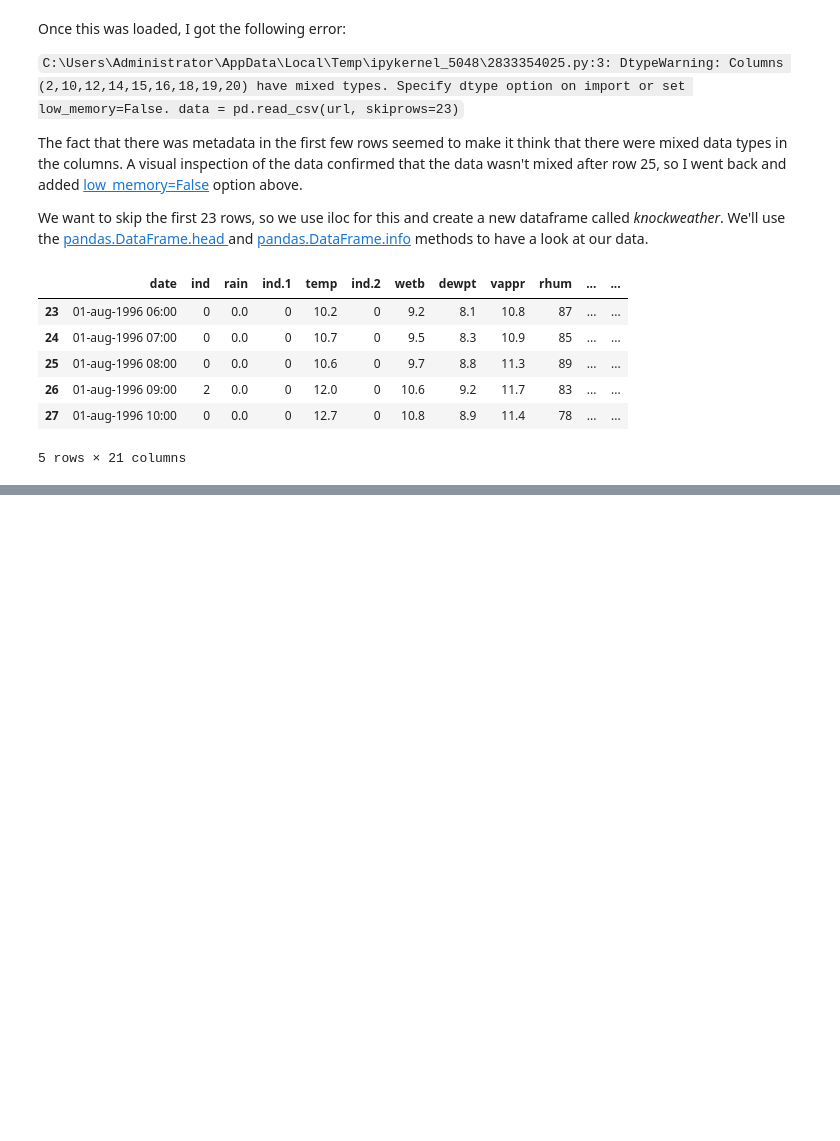
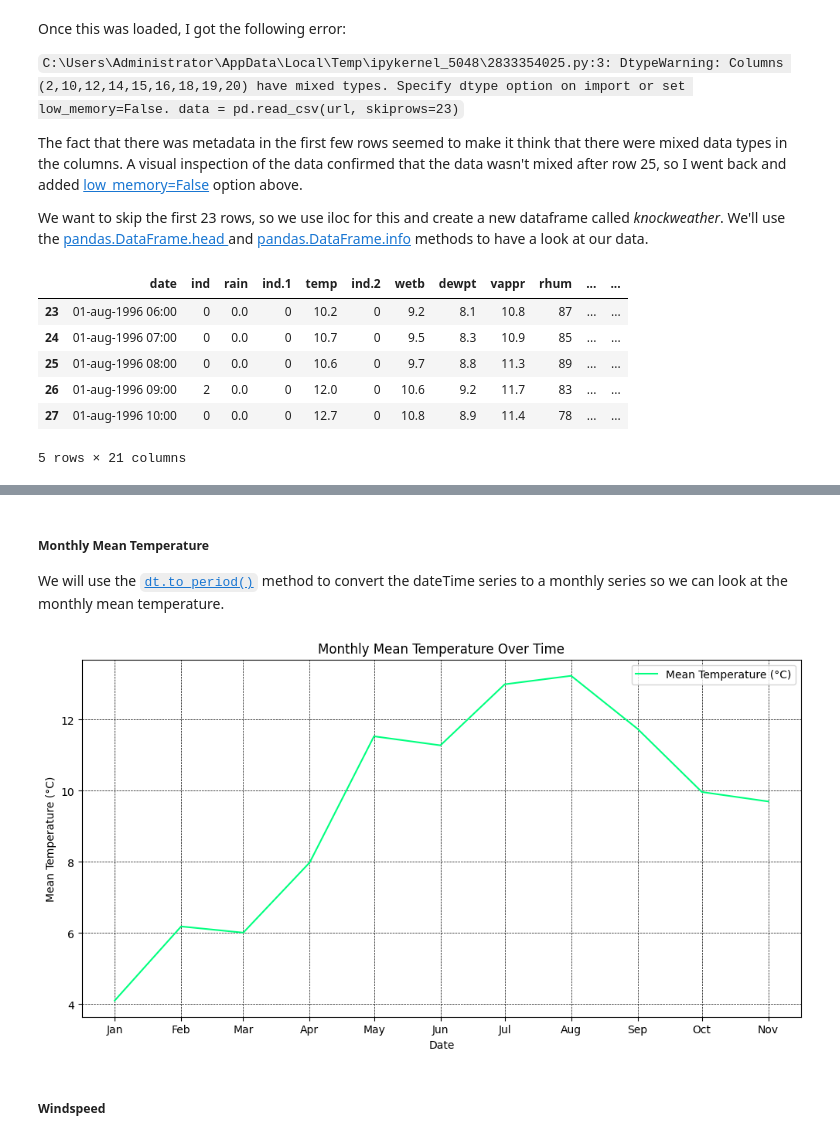
Before and after one commit to miriamroddy/PFDA, a Jupyter notebook: Assignments/assignment_6_Weather.ipynb, the cells around one changed output, grey strips where cells are left out. Cells and saved outputs as stored; diff of their text form; code cells hidden in the pictures; blank space fills up the shorter version.

```diff
--- a/Assignments/assignment_6_Weather.ipynb
+++ b/Assignments/assignment_6_Weather.ipynb
@@ -127,0 +173,22 @@ plt.show()
+# %% [markdown]
+##### Monthly Mean Temperature
+We will use the [`dt.to_period()`](https://www.geeksforgeeks.org/pandas-series-dt-to_period/) method to convert the dateTime series to a monthly series so we can look at the monthly mean temperature.
+# %%
+# Group by month and calculate the mean temperature
+# https://www.geeksforgeeks.org/pandas-series-dt-to_period/
+monthlymeantemp = weather2024.groupby(weather2024['date'].dt.to_period('M'))['temp'].mean()
+
+# Plot the monthly mean temperature
+plt.figure(figsize=(12, 6))
+plt.plot(monthlymeantemp.index.to_timestamp(), monthlymeantemp.values, color='springgreen', label='Mean Temperature (°C)')
+plt.gca().xaxis.set_major_formatter(mdates.DateFormatter('%b'))
+plt.xlabel('Date')
+plt.ylabel('Mean Temperature (°C)')
+plt.title('Monthly Mean Temperature Over Time')
+plt.grid(color='black', linestyle='--', linewidth=0.5)
+plt.legend()
+plt.show()
+# %% [output]
+[figure, added]
+# %% [markdown]
+##### Windspeed
```
Also changed, not shown: parts of 15 cells of this notebook.
